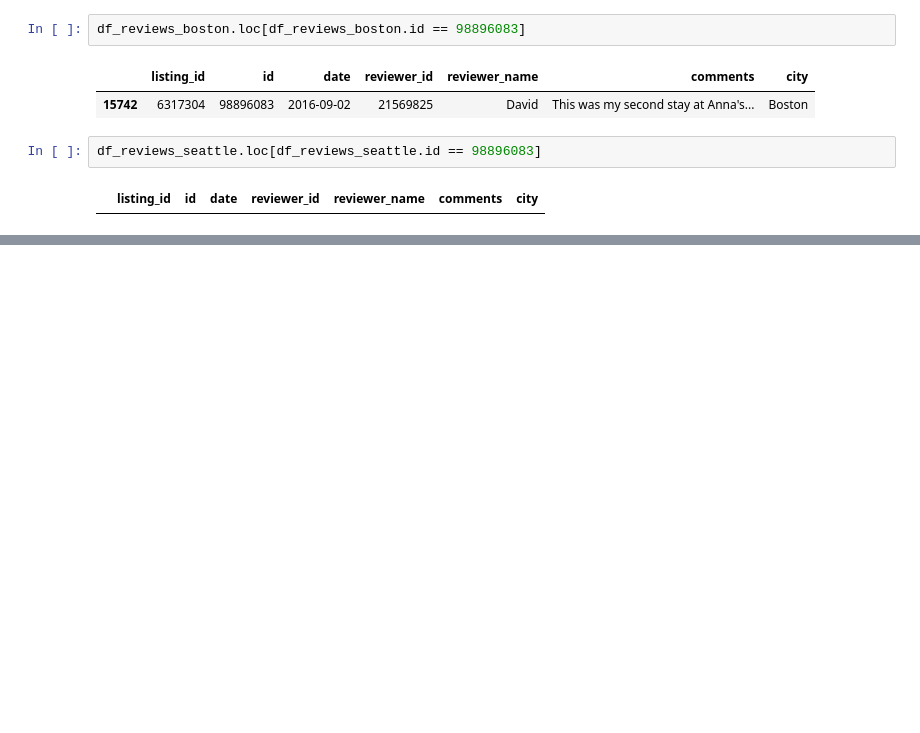
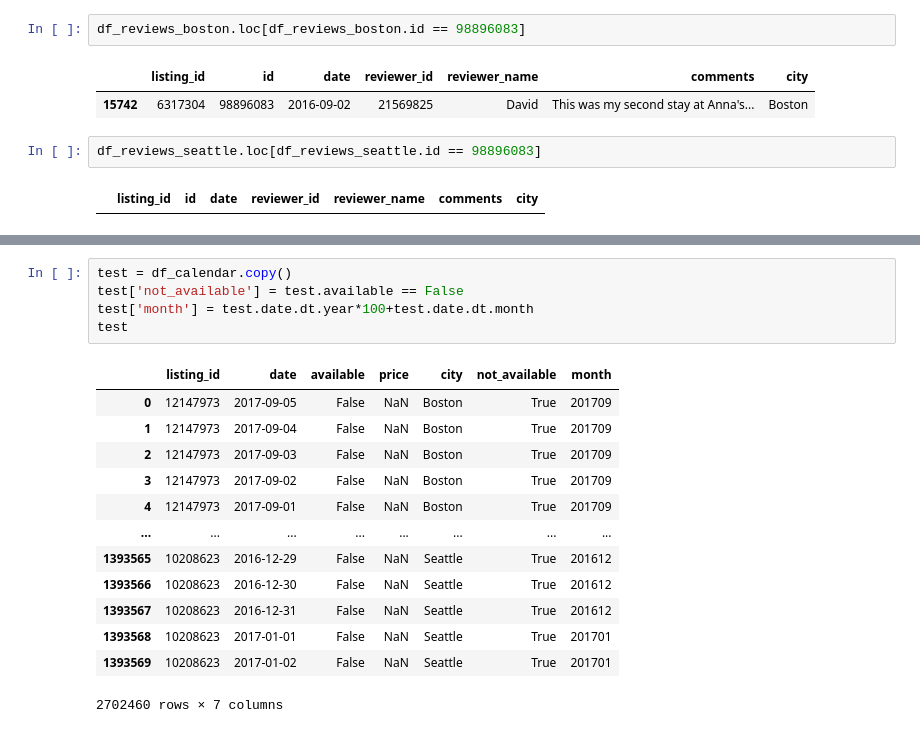
Before and after one commit to mdraws86/airbnb, a Jupyter notebook: Airbnb Analysis.ipynb, the cells around one changed output, grey strips where cells are left out. Saved outputs shown, nothing was run; the diff lists cells and outputs as text; blank space fills up the shorter version.

```diff
--- a/Airbnb Analysis.ipynb
+++ b/Airbnb Analysis.ipynb
@@ -545,0 +597,19 @@ df_reviews_seattle.loc[df_reviews_seattle.id == 98896083]
+# %%
+test = df_calendar.copy()
+test['not_available'] = test.available == False
+test['month'] = test.date.dt.year*100+test.date.dt.month
+test
+# %% [output]
+|  | listing_id | date | available | price | city | not_available | month |
+| 0 | 12147973 | 2017-09-05 | False | NaN | Boston | True | 201709 |
+| 1 | 12147973 | 2017-09-04 | False | NaN | Boston | True | 201709 |
+| 2 | 12147973 | 2017-09-03 | False | NaN | Boston | True | 201709 |
+| 3 | 12147973 | 2017-09-02 | False | NaN | Boston | True | 201709 |
+| 4 | 12147973 | 2017-09-01 | False | NaN | Boston | True | 201709 |
+| ... | ... | ... | ... | ... | ... | ... | ... |
+| 1393565 | 10208623 | 2016-12-29 | False | NaN | Seattle | True | 201612 |
+| 1393566 | 10208623 | 2016-12-30 | False | NaN | Seattle | True | 201612 |
+| 1393567 | 10208623 | 2016-12-31 | False | NaN | Seattle | True | 201612 |
+| 1393568 | 10208623 | 2017-01-01 | False | NaN | Seattle | True | 201701 |
+| 1393569 | 10208623 | 2017-01-02 | False | NaN | Seattle | True | 201701 |
+2702460 rows × 7 columns
```
Also changed, not shown: parts of 15 cells of this notebook.
